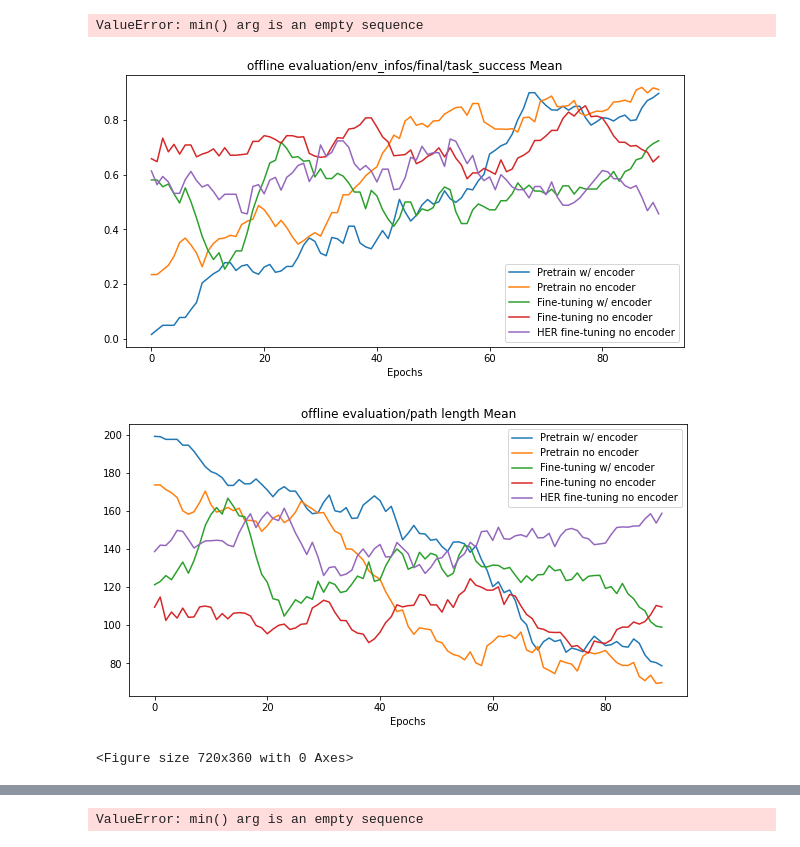
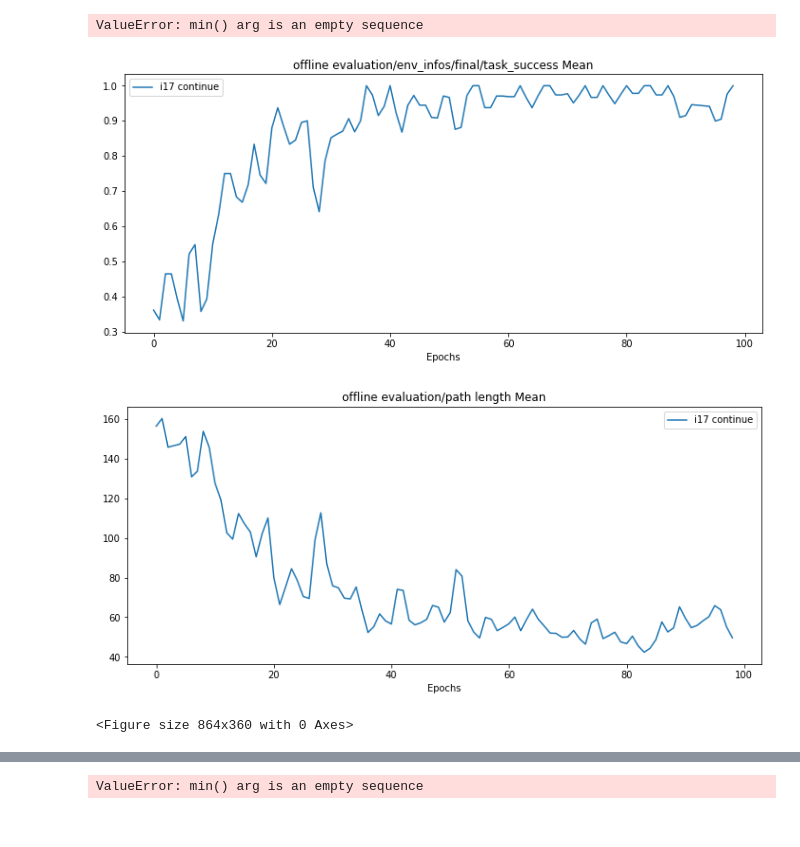
Before and after one commit to 00schen/CursorControl, a Jupyter notebook: image/plots.ipynb, the cells around one changed output, grey strips where cells are left out. Drawn from its saved outputs; the diff is of its cells as text; code cells hidden in the pictures.

Commit message:
more control of when light switch env switch positions change, update reward fn for pretraining light switch, new relabeling procedure

```diff
--- a/image/plots.ipynb
+++ b/image/plots.ipynb
@@ -83,7 +83,7 @@ metrics = ['evaluation/env_infos/final/task_success Mean',
    'evaluation/path length Mean', 'trainer/Loss', 'exploration/env_infos/final/task_success Mean'
   ]
 # %%
-tests = ['a-test']
+tests = ['a-test', 'pretrain']
 
 paths = sum([[(os.path.join(path,run),test) for run in os.listdir(path)]
              for path,test in [(os.path.join(os.path.abspath(''),'logs',test,),test) for test in tests]],[])
@@ -102,38 +102,47 @@ for df in dfs:
 # i5 = [6], 'her fix no sample'
 # i6 = [7], 'her less hyper'
 # i8 = [8], 'her no sample new hyper'
 # i9 = [9], 'her no sample'
 # i10 = [10], 'her new hyper sample'
 # i11 = [11], 'i8 256x256'
 # i12 = [12], 'i9 no ln'
 # i13 = [13], 'i10 continue'
 
 i0 = [0], 'her no sample'
 i1 = [1], 'HER pretrain w/ encoder'#'her sample'
 i2 = [2], 'her sample shorter'
 i3 = [3], 'her no encoder'
 i4 = [4], 'HER pretrain'#'her no encoder'
 i5 = [5], 'HER fine-tuning no encoder'#'session no encoder val gaze'
 i6 = [6], 'Train gaze'#'session no encoder train gaze'
 
 # with encoder
 i7 = [7], 'Val gaze'
 i8 = [8], 'Train gaze'
 
 i9 = [9], 'Pretrain w/ encoder'
 i10 = [10], 'Pretrain no encoder'
 
 i11 = [11], 'Fine-tuning no encoder'
 i12 = [12], 'Fine-tuning w/ encoder'
 
-index_sets = [i9, i10, i12, i11, i5]
-window = 10
+i13 = [13], 'Pretrain w/ state conditioned encoder'
+i14 = [14], 'i13 continue'
+i15 = [15], 'Pretrain w/ constant encoder'
+i16 = [16], 'Pretrain w/ constant encoder 2x'
+i17 = [17], 'Pretrain w/ constant encoder ln 2 offset'
+i18 = [18], 'i16 continue'
+i19 = [19], 'Pretrain w/ constant encoder -2'
+i20 = [20], 'i17 continue'
+
+index_sets = [i20]#[i10, i15, i18, i19, i20]
+window = 2
 plot(dfs)
 # %% [output]
 ValueError: min() arg is an empty sequence
-[figure, old version]
+[figure, new version]
-[figure, old version]
+[figure, new version]
-<Figure size 720x360 with 0 Axes>
+<Figure size 864x360 with 0 Axes>
 # %%
 tests = ['calibrate']
 
```
Also changed, not shown: parts of 1 cell of this notebook, 15 other files.
